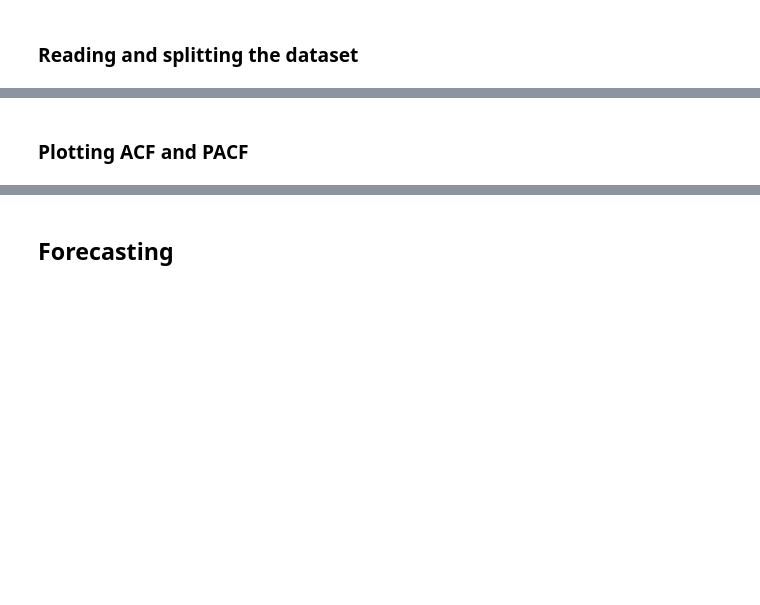
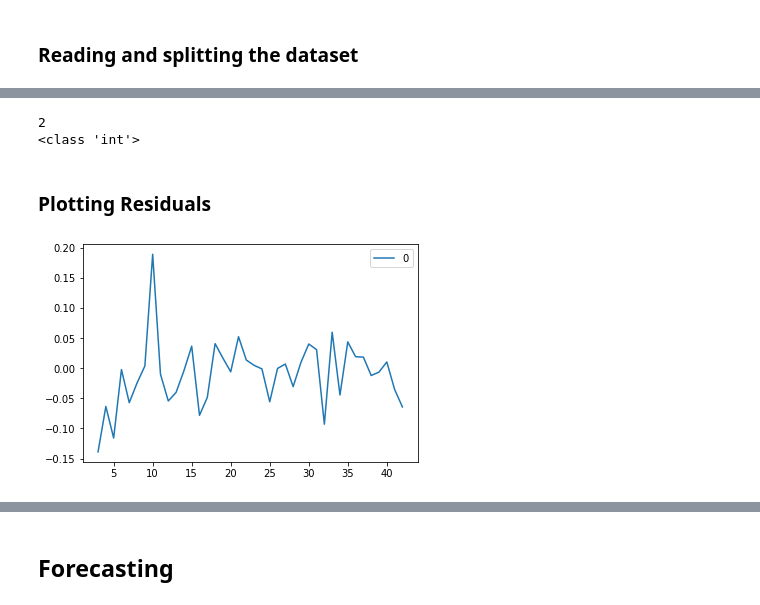
Before and after one commit to RashmiChrystal/FYP, a Jupyter notebook: FYP_Final_SmallDataset.ipynb, the cells around one changed output, grey strips where cells are left out. Saved outputs shown, nothing was run; the diff lists cells and outputs as text; code cells hidden in the pictures; blank space fills up the shorter version.

```diff
--- a/FYP_Final_SmallDataset.ipynb
+++ b/FYP_Final_SmallDataset.ipynb
@@ -83,6 +86,6 @@ print("The length of the image dataset: ", len(list_3))
 # %% [output]
 The length of the image dataset:  100
 # %%
-anomaly_image = int(input("Input the number of the image in which the anomaly begins: "))
+anomaly_image = int(input("Input the number of the images for the training set: "))
 dataset_length = len(list_3)
 # %% [output]
@@ -658,0 +776,5 @@ print(number_of_diffs)
+# %%
+arima_result = auto_arima(train)
+print(arima_result)
+print("\n")
+print(arima_result.summary())
@@ -658,0 +799,8 @@ print(number_of_diffs)
+# %%
+result_string = str(arima_result)
+number_of_diffs = int(result_string[9])
+print(number_of_diffs)
+print(type(number_of_diffs))
+# %% [output]
+2
+<class 'int'>
@@ -659,2 +809,9 @@ print(number_of_diffs)
 # %% [markdown]
-### Plotting ACF and PACF
+### Plotting Residuals
+# %%
+residuals = pd.DataFrame(arima_result.resid())
+# %%
+residuals[(number_of_diffs+1):].plot()
+plt.show()
+# %% [output]
+[figure, added]
```
Also changed, not shown: parts of 150 cells of this notebook.
